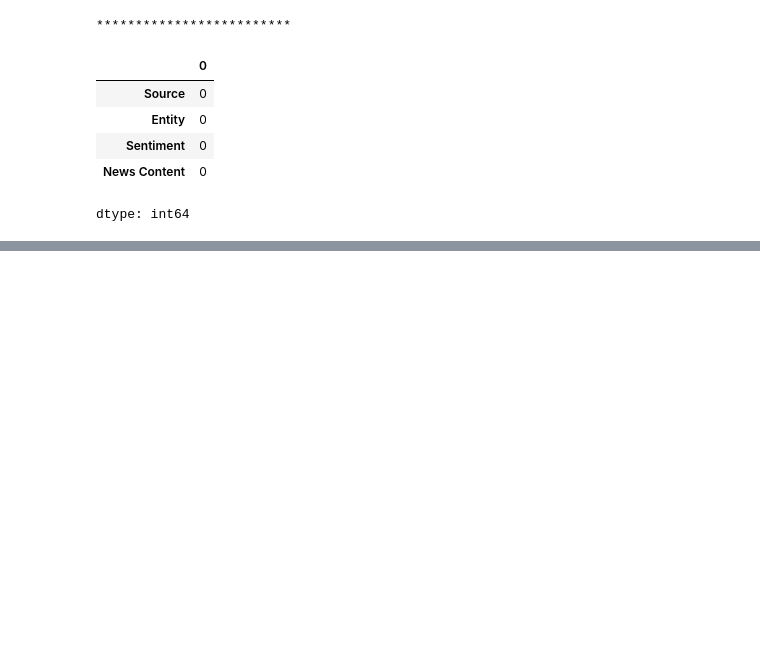
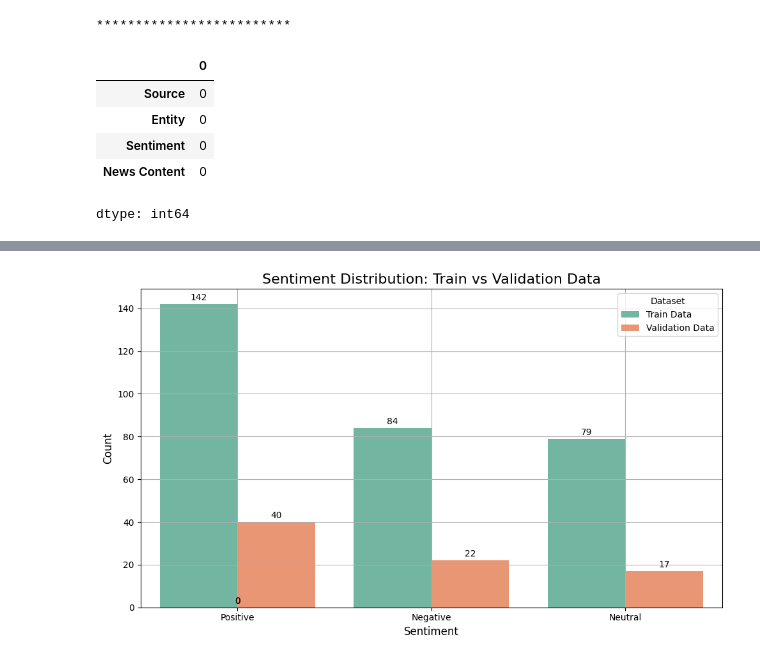
Before and after one commit to PRaliphada/ExpectedLoss, a Jupyter notebook: Research_Project.ipynb, the cells around one changed output, grey strips where cells are left out. Cells and saved outputs as stored; diff of their text form; code cells hidden in the pictures; blank space fills up the shorter version.

```diff
--- a/Research_Project.ipynb
+++ b/Research_Project.ipynb
@@ -20,7 +20,7 @@ from vaderSentiment.vaderSentiment import SentimentIntensityAnalyzer
 from sklearn.model_selection import train_test_split
 
 # NewsAPI key
-newsapi_key = 'XXXXXXXXXXXXXXXXXXXXXXXXXXXXXXXXXXXXXX'
+newsapi_key = 'XXXXXXXXXXXXXXXXXXXXXX'
 
 # Broader financial queries related to U.S. Treasury bonds
 queries = ['U.S. Treasury', 'Treasury Bonds', 'Bond Market', 'Government Bonds']
@@ -58,8 +58,8 @@ def get_news(query, api_key, start_date, end_date, num_articles=100):
     return news_data
 
 # Define your date range
-start_date = '2024-08-09'
-end_date = '2024-08-08'
+start_date = '2024-08-11'
+end_date = '2024-09-01'
 
 # Store all news data
 all_news = []
@@ -229,0 +134,50 @@ fig.show()
+# %%
+import matplotlib.pyplot as plt
+import seaborn as sns
+import pandas as pd
+
+# Assuming 'train' and 'validation' are your DataFrames
+
+# Calculate sentiment counts for train and validation data
+train_sentiment_counts = train['Sentiment'].value_counts().rename('Train Data')
+validation_sentiment_counts = validation['Sentiment'].value_counts().rename('Validation Data')
+
+# Combine counts into a DataFrame
+combined_sentiment_counts = pd.DataFrame({
+    'Train Data': train_sentiment_counts,
+    'Validation Data': validation_sentiment_counts
+})
+
+# Fill missing values with 0
+combined_sentiment_counts.fillna(0, inplace=True)
+
+# Reset index to prepare for plotting
+combined_sentiment_counts.reset_index(inplace=True)
+combined_sentiment_counts.rename(columns={'index': 'Sentiment'}, inplace=True)
+
+# Melt the DataFrame for easier plotting with seaborn
+combined_sentiment_counts_melted = combined_sentiment_counts.melt(id_vars='Sentiment',
+                                                                  var_name='Dataset',
+                                                                  value_name='Count')
+
+# Create the bar plot
+plt.figure(figsize=(10, 6))
+barplot = sns.barplot(x='Sentiment', y='Count', hue='Dataset', data=combined_sentiment_counts_melted, palette="Set2")
+
+# Add count values on top of the bars
+for p in barplot.patches:
+    barplot.annotate(f'{int(p.get_height())}',
+                     (p.get_x() + p.get_width() / 2., p.get_height()),
+                     ha='center', va='center', xytext=(0, 7), textcoords='offset points', fontsize=10)
+
+# Add title and labels
+plt.title('Sentiment Distribution: Train vs Validation Data', fontsize=16)
+plt.xlabel('Sentiment', fontsize=12)
+plt.ylabel('Count', fontsize=12)
+plt.grid(True)
+
+# Adjust layout and show the plot
+plt.tight_layout()
+plt.show()
+# %% [output]
+[figure, added]
```
Also changed, not shown: parts of 15 cells of this notebook.
